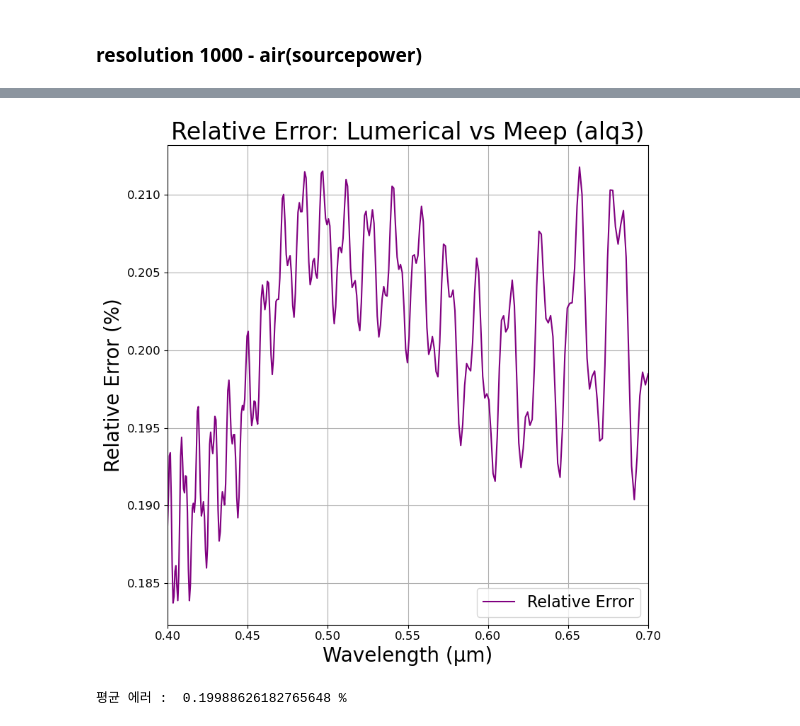
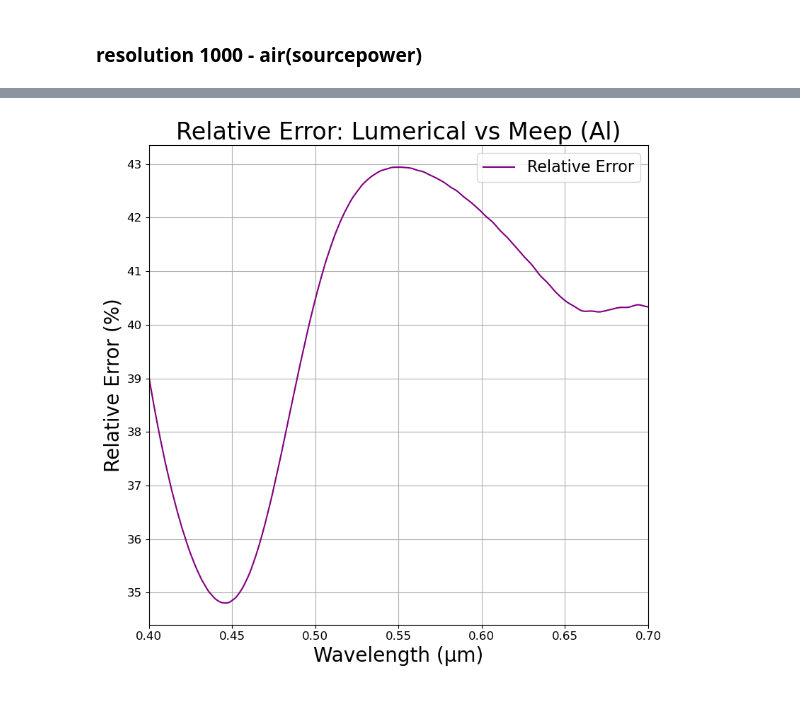
Before and after one commit to M2nion/EIDL, a Jupyter notebook: Tool/Meep/LGD/Meep code/OLED structure/Layer by Layer check/OLED_update_LBL.ipynb, the cells around one changed output, grey strips where cells are left out. Saved outputs shown, nothing was run; the diff lists cells and outputs as text; code cells hidden in the pictures.

```diff
--- a/Tool/Meep/LGD/Meep code/OLED structure/Layer by Layer check/OLED_update_LBL.ipynb
+++ b/Tool/Meep/LGD/Meep code/OLED structure/Layer by Layer check/OLED_update_LBL.ipynb
@@ -393,0 +454,39 @@ plt.show()
+# %%
+# dp_box / sourcepower 정규화
+dp_fitting = np.array(net_power_fitting) / air_1000
+dp_fitting_100 = np.array(net_power_fitting) / src_power
+
+wavelengths = 1 / np.array(mp.get_flux_freqs(box_power_fitting))
+
+plt.figure(figsize=(8, 8))
+
+# plot 순서
+# plt.plot(wavelengths, dp_fitting, label='Meep_dp_box_res1000', color='red')
+plt.plot(wavelengths, dp_fitting_100, label='Meep_dp_box_res_same', color='green')
+plt.plot(wavelengths, lumerical, label='Lumerical_dp_box', color='blue')
+# plt.plot(wavelengths, no_pattern_func, label='no pattern func', color='purple')
+# plt.plot(wavelengths, no_pattern_box, label='no pattern box', color='cyan')
+
+# plt.plot(wavelength_sliced_nofunc, Al_power_sliced_nofunc, label='Lumerical dp', color='green')
+
+
+# 축 레이블 (굵게 + 크기 조정)
+plt.xlabel("Wavelength (μm)", fontsize=20)
+plt.ylabel("dp = net_power / source_power", fontsize=20)
+
+# 제목 (굵게 + 크기 조정)
+plt.title("Normalized Dipole Power", fontsize=24)
+
+# 눈금 폰트 크기 조정
+plt.xticks(fontsize=12)
+plt.yticks(fontsize=12)
+
+# 범례 (폰트 크기 조정 + 굵게)
+plt.legend(loc='upper right', fontsize=20, frameon=True,)
+
+# 기타 설정
+plt.grid(True)
+plt.tight_layout()
+# plt.ylim([0, 1.5])
+# plt.xlim([0.4, 0.7])
+plt.show()
@@ -394,32 +495,30 @@ plt.show()
 # %%
 # === Relative Error 계산 === #
-relative_error = np.abs((dp_fitting_100 - lumerical) / lumerical)* 100
+relative_error = np.abs((dp_fitting - lumerical) / lumerical)* 100
 
 # relative_error_nofunc = np.abs((Al_power_sliced_nofunc - dp_fitting_al) / dp_fitting_al)* 100
 
 
 # === Relative Error 플롯 === #
 plt.figure(figsize=(8, 8))
 plt.plot(wavelengths, relative_error, label='Relative Error', color='purple')
 # plt.plot(wavelengths, relative_error_nofunc, label='Relative Error dp_box', color='cyan')
 
 
 # 축 레이블
 plt.xlabel("Wavelength (μm)", fontsize=20)
 plt.ylabel("Relative Error (%)", fontsize=20)
 
 # 제목
-plt.title("Relative Error: Lumerical vs Meep (alq3)", fontsize=24)
+plt.title("Relative Error: Lumerical vs Meep (Al)", fontsize=24)
 
 # 눈금, 범례
 plt.xticks(fontsize=12)
 plt.yticks(fontsize=12)
 plt.legend(fontsize=16)
 plt.grid(True)
 plt.tight_layout()
 plt.xlim([0.4, 0.7])
 plt.show()
-print("평균 에러 : ", np.mean(relative_error), "%")
 # %% [output]
-[figure, old version]
+[figure, new version]
-평균 에러 :  0.19988626182765648 %
```
Also changed, not shown: parts of 10 cells of this notebook.
